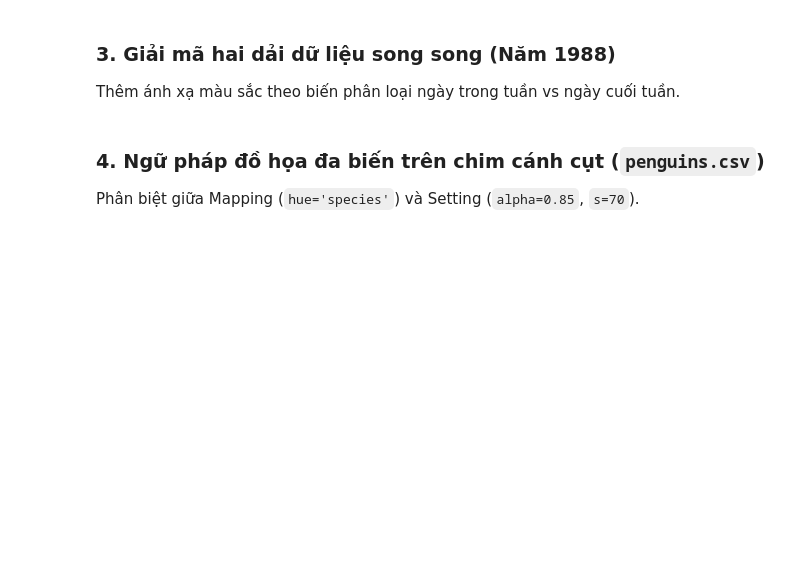
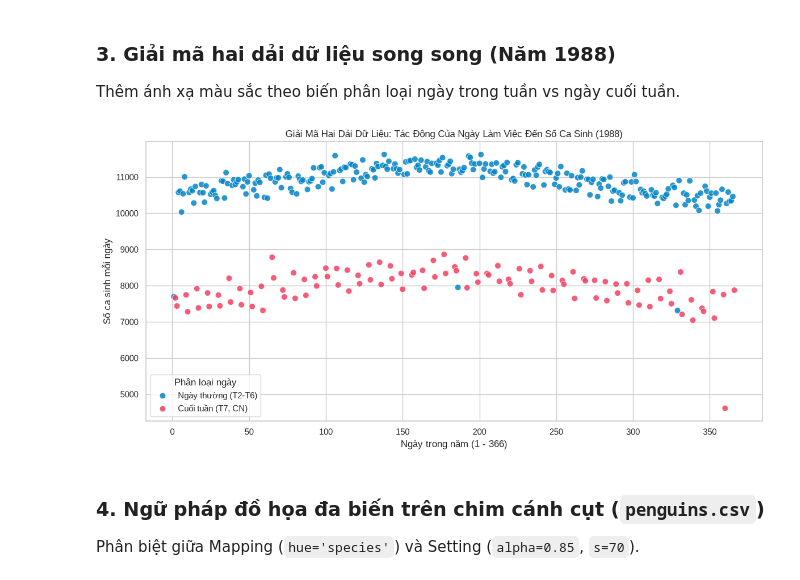
Before and after one commit to ThanhtunggS/probability_and_statistics, a Jupyter notebook: Week3/lab03-thuc-hanh homework.ipynb, the cells around one changed output. Saved outputs shown, nothing was run; the diff lists cells and outputs as text; code cells hidden in the pictures; blank space fills up the shorter version.

```diff
--- a/Week3/lab03-thuc-hanh homework.ipynb
+++ b/Week3/lab03-thuc-hanh homework.ipynb
@@ -18,6 +54,33 @@
 # %% [markdown]
 ### 3. Giải mã hai dải dữ liệu song song (Năm 1988)
 Thêm ánh xạ màu sắc theo biến phân loại ngày trong tuần vs ngày cuối tuần.
+# %%
+births_1988 = df_births.query("year == 1988").copy()
+births_1988["nhom_ngay"] = births_1988["day_of_week"].apply(
+    lambda x: "Cuối tuần (T7, CN)" if x in [6, 7] else "Ngày thường (T2-T6)"
+)
+
+fig, ax = plt.subplots(figsize=(12, 6))
+sns.scatterplot(
+    data=births_1988,
+    x="day_of_year",
+    y="births",
+    hue="nhom_ngay",
+    palette={"Ngày thường (T2-T6)": "#0284c7", "Cuối tuần (T7, CN)": "#f43f5e"},
+    alpha=0.85,
+    s=60,
+    ax=ax
+)
+ax.set(
+    title="Giải Mã Hai Dải Dữ Liệu: Tác Động Của Ngày Làm Việc Đến Số Ca Sinh (1988)",
+    xlabel="Ngày trong năm (1 - 366)",
+    ylabel="Số ca sinh mỗi ngày"
+)
+ax.legend(title="Phân loại ngày")
+plt.tight_layout()
+plt.show()
+# %% [output]
+[figure, added]
 # %% [markdown]
 ### 4. Ngữ pháp đồ họa đa biến trên chim cánh cụt (`penguins.csv`)
 Phân biệt giữa Mapping (`hue='species'`) và Setting (`alpha=0.85`, `s=70`).
```
Also changed, not shown: parts of 5 cells of this notebook, 8 other files.
